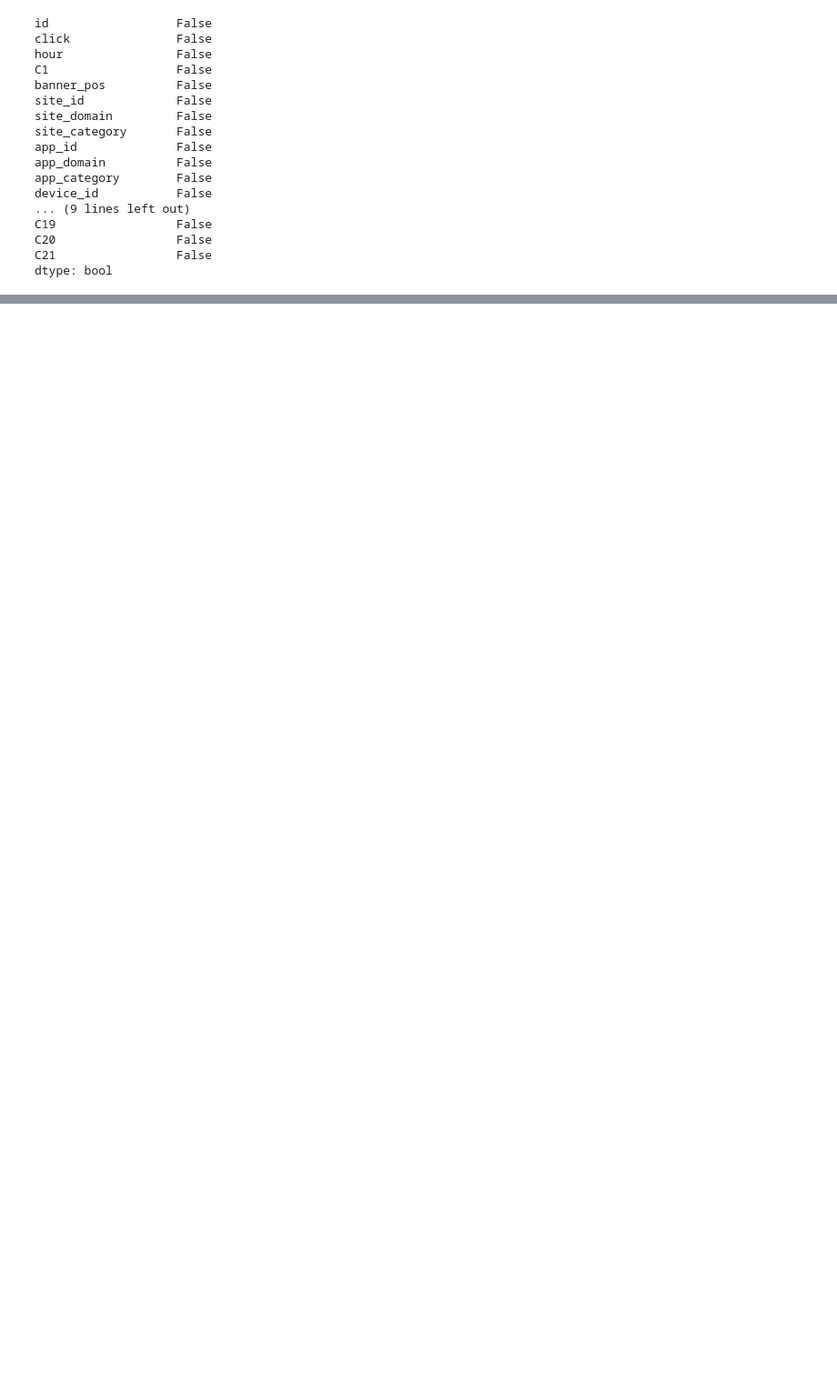
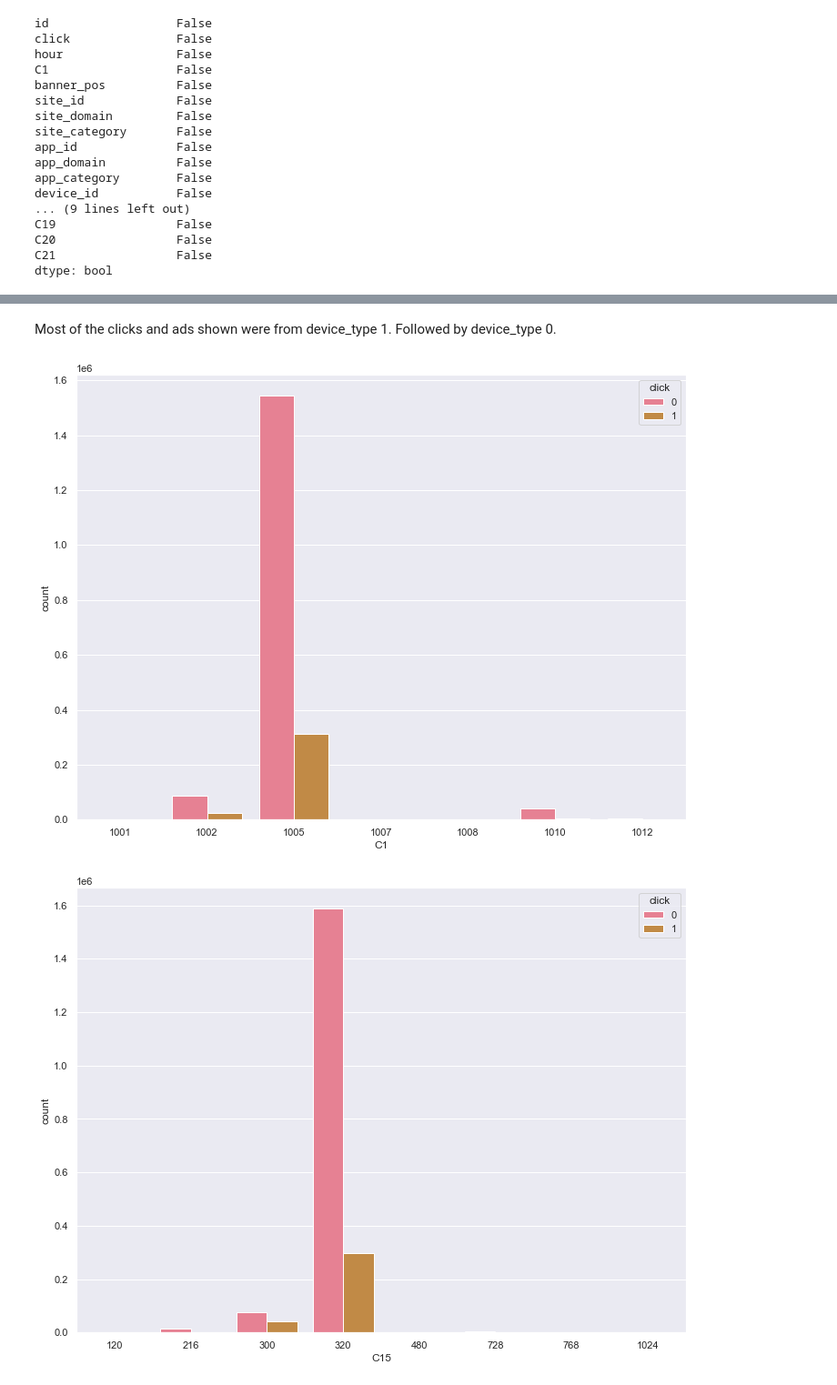
Before and after one commit to kris2692/Springboard_Avazu_Capstone_2, a Jupyter notebook: EDA/Avazu_Capstone_2_EDA.ipynb, the cells around one changed output, grey strips where cells are left out. Shown: that part at 91% size. Cells and saved outputs as stored; diff of their text form; code cells hidden in the pictures; blank space fills up the shorter version.

```diff
--- a/EDA/Avazu_Capstone_2_EDA.ipynb
+++ b/EDA/Avazu_Capstone_2_EDA.ipynb
@@ -92,0 +165,11 @@ sns.countplot(x="click", data=df_raw)
+# %% [markdown]
+Most of the clicks and ads shown were from device_type 1. Followed by device_type 0.
+# %%
+import matplotlib.pyplot as plt
+cols=['C1', 'C15', 'C16', 'C18']
+for col in cols:
+    plt.figure()
+    sns.countplot(x=col, data=df_raw_sample, hue = 'click')
+# %% [output]
+[figure, added]
+[figure, added]
```
Also changed, not shown: parts of 19 cells of this notebook.
